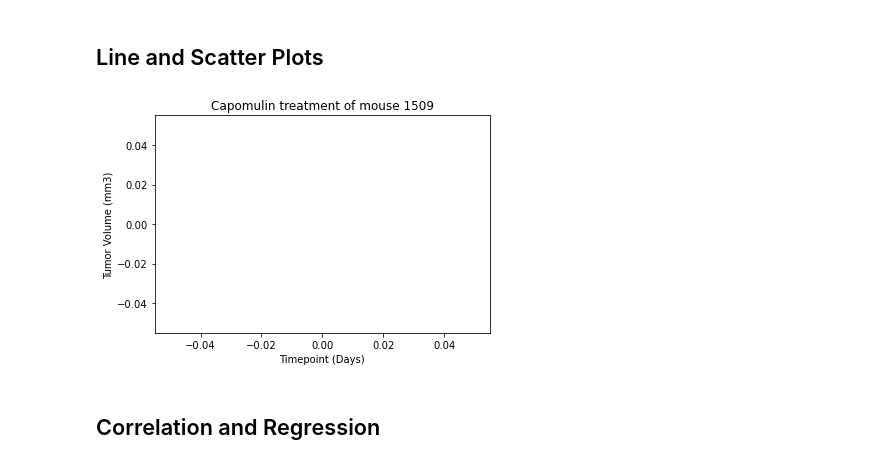
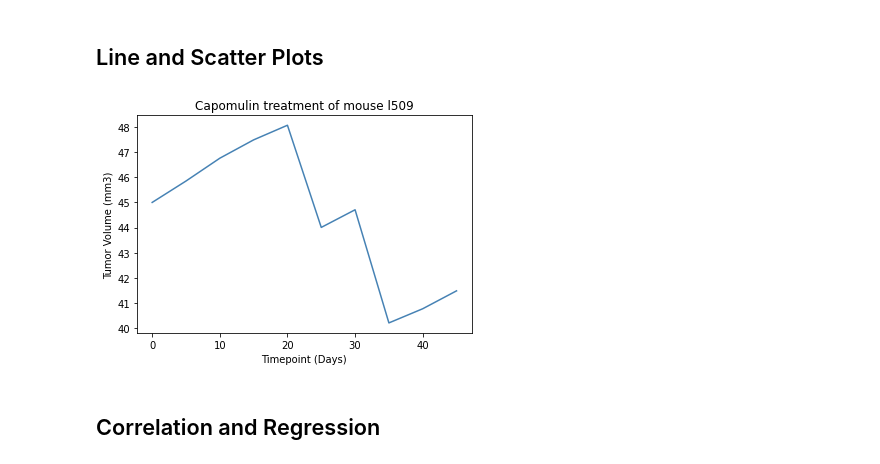
Before and after one commit to dalismo/Matplotlib-challenge, a Jupyter notebook: Pymaceuticals/pymaceuticals_starter.ipynb, the cells around one changed output. Saved outputs shown, nothing was run; the diff lists cells and outputs as text; code cells hidden in the pictures.

```diff
--- a/Pymaceuticals/pymaceuticals_starter.ipynb
+++ b/Pymaceuticals/pymaceuticals_starter.ipynb
@@ -255,23 +255,23 @@ plt.show()
 # %%
 # Generate a line plot of tumor volume vs. time point for a single mouse
 # treated with Capomulin
 Capomulin_df = clean_data.loc[clean_data['Drug Regimen']== 'Capomulin']
-
+# Capomulin_df
 # Time to idenify mouse if 1509 and pull the data
-mouse_id = '1509'
+mouse_id = 'l509'
 mouse_id_df= Capomulin_df.loc[Capomulin_df['Mouse ID'] == mouse_id]
 
-# Create the line plot
+# # Create the line plot
 tumor_vol = plt.plot(mouse_id_df['Timepoint'], mouse_id_df['Tumor Volume (mm3)'], color='steelblue')
 
 # The x and y labels and title
 plt.title(f"Capomulin treatment of mouse {mouse_id}")
 plt.xlabel('Timepoint (Days)')
 plt.ylabel('Tumor Volume (mm3)')
 
 plt.show()
 # %% [output]
-[figure, old version]
+[figure, new version]
 # %%
 # Generate a scatter plot of average tumor volume vs. mouse weight
 # for all mice in the Capomulin regimen
```
